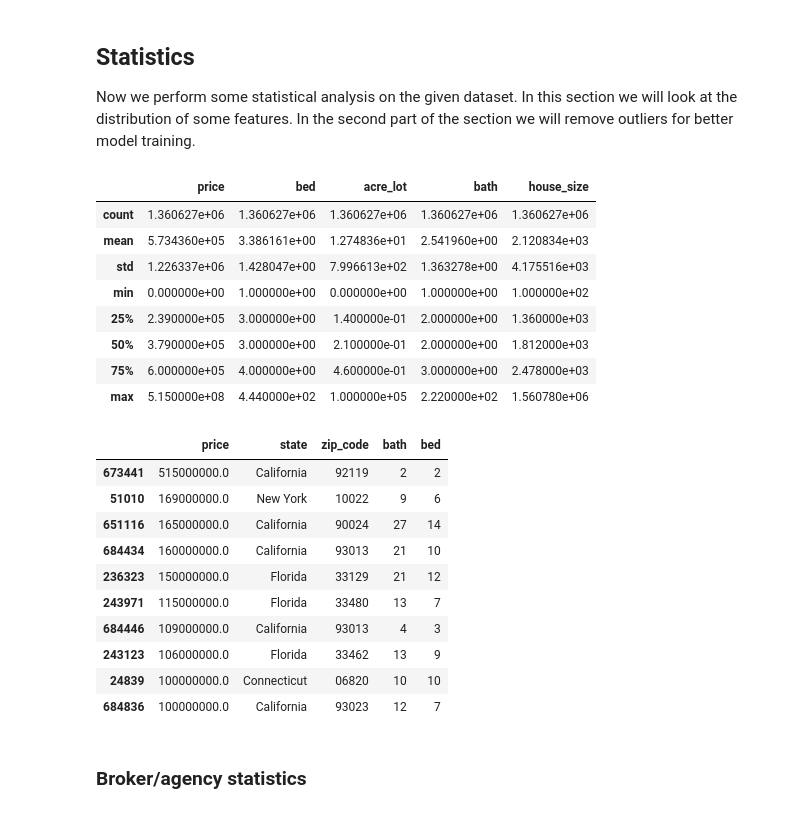
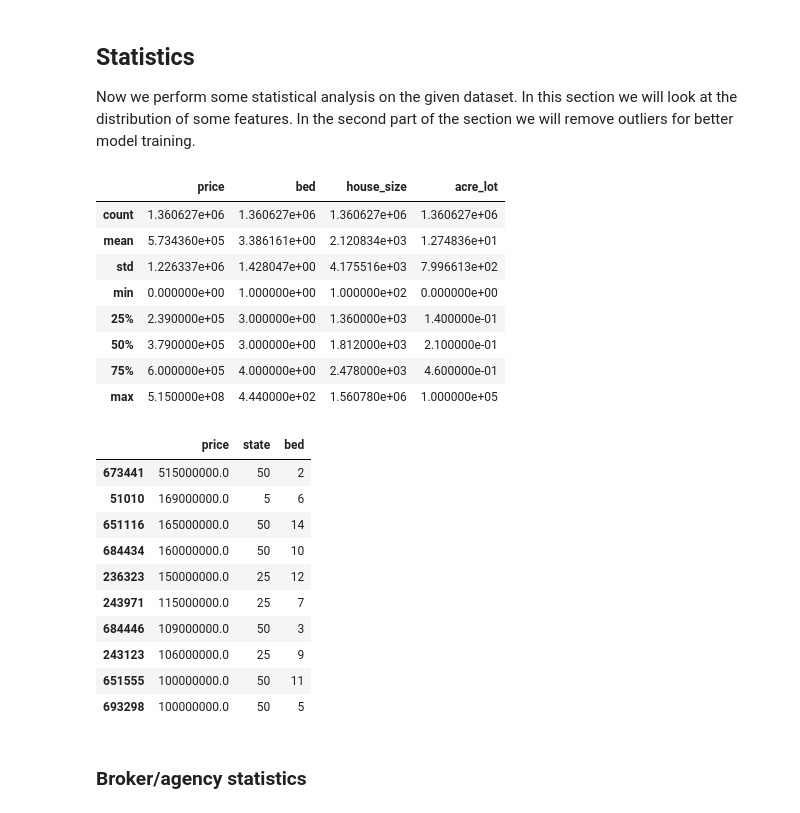
Before and after one commit to hungdojan/nml2024, a Jupyter notebook: main.ipynb, the cells around one changed output. Cells and saved outputs as stored; diff of their text form; code cells hidden in the pictures.

```diff
--- a/main.ipynb
+++ b/main.ipynb
@@ -18,7 +38,7 @@ import pandas as pd
 import numpy as np
 import seaborn as sns
 
-df = pd.read_csv("realtor-data.csv")
+df = pd.read_csv("/content/cn/realtor-data.csv")
 df.head()
 # %% [output]
 |  | brokered_by | status | price | bed | bath | acre_lot | street | city | state | zip_code | ... |
@@ -83,12 +104,11 @@ In this section we will focus on two things:
 # drop rows with missing values
 df = df.dropna(subset=['price', 'state', 'zip_code', 'house_size', 'acre_lot'])
 df = df.loc[(df['bed'].notna()) & (df['bath'].notna())].reset_index(drop=True)
-df = df.drop(['city'], axis=1) # dropped as its tied to the zip code
 
 # fix some data
 df['brokered_by'] = df['brokered_by'].fillna(-1)
 df['street'] = df['street'].fillna(-1)
-df['prev_sold_date'] = df['prev_sold_date'].notna()
+df['prev_sold'] = df['prev_sold_date'].notna()
 df['zip_code'] = df['zip_code'].astype(int).astype(str)
 df['zip_code'] = df['zip_code'].str.pad(5, 'left', '0')
 df
@@ -110,11 +130,17 @@ df
 #### Optimize data types
 # %%
 df['brokered_by'] = df['brokered_by'].astype(int)
-df['status'] = df['status'].astype('category')
+df['for_sale'] = df['status'].astype('category').cat.rename_categories({'sold': 0, 'for_sale': 1})
 df['bed'] = df['bed'].astype(int)
 df['bath'] = df['bath'].astype(int)
 df['street'] = df['street'].astype(int)
 df['state'] = df['state'].astype('category')
+df['city'] = df['city'].astype('category')
+usa_state_mapping = {st:i for i, st in enumerate(df['state'].unique())}
+df['state'] = df['state'].cat.rename_categories(usa_state_mapping)
+usa_city_mapping = {st:i for i, st in enumerate(df['city'].unique())}
+df['city'] = df['city'].cat.rename_categories(usa_city_mapping)
+df = df.drop(['status', 'prev_sold_date'], axis=1)
 df.info()
 # %% [output]
 <class 'pandas.core.frame.DataFrame'>
@@ -138,5 +172,7 @@ memory usage: 86.9+ MB
 # %% [markdown]
 We manage to reduce the size of the dataset from **203.8MB+** to **86.9MB**.
+# %%
+df = df.drop(['city', 'zip_code', 'bath'], axis=1) # dropped as its tied to the zip code
 # %% [markdown]
 ## Statistics
 
@@ -146,32 +182,32 @@ for better model training.
 # %%
 df[list(set(df.columns) - {'brokered_by', 'street'})].describe()
 # %% [output]
-|  | price | bed | acre_lot | bath | house_size |
-| count | 1.360627e+06 | 1.360627e+06 | 1.360627e+06 | 1.360627e+06 | 1.360627e+06 |
-| mean | 5.734360e+05 | 3.386161e+00 | 1.274836e+01 | 2.541960e+00 | 2.120834e+03 |
-| std | 1.226337e+06 | 1.428047e+00 | 7.996613e+02 | 1.363278e+00 | 4.175516e+03 |
-| min | 0.000000e+00 | 1.000000e+00 | 0.000000e+00 | 1.000000e+00 | 1.000000e+02 |
-| 25% | 2.390000e+05 | 3.000000e+00 | 1.400000e-01 | 2.000000e+00 | 1.360000e+03 |
-| 50% | 3.790000e+05 | 3.000000e+00 | 2.100000e-01 | 2.000000e+00 | 1.812000e+03 |
-| 75% | 6.000000e+05 | 4.000000e+00 | 4.600000e-01 | 3.000000e+00 | 2.478000e+03 |
-| max | 5.150000e+08 | 4.440000e+02 | 1.000000e+05 | 2.220000e+02 | 1.560780e+06 |
+|  | price | bed | house_size | acre_lot |
+| count | 1.360627e+06 | 1.360627e+06 | 1.360627e+06 | 1.360627e+06 |
+| mean | 5.734360e+05 | 3.386161e+00 | 2.120834e+03 | 1.274836e+01 |
+| std | 1.226337e+06 | 1.428047e+00 | 4.175516e+03 | 7.996613e+02 |
+| min | 0.000000e+00 | 1.000000e+00 | 1.000000e+02 | 0.000000e+00 |
+| 25% | 2.390000e+05 | 3.000000e+00 | 1.360000e+03 | 1.400000e-01 |
+| 50% | 3.790000e+05 | 3.000000e+00 | 1.812000e+03 | 2.100000e-01 |
+| 75% | 6.000000e+05 | 4.000000e+00 | 2.478000e+03 | 4.600000e-01 |
+| max | 5.150000e+08 | 4.440000e+02 | 1.560780e+06 | 1.000000e+05 |
 # %%
 df_new = df.copy(deep=True)
 # %%
-df_new.sort_values('price', ascending=False).head(10)[['price', 'state', 'zip_code', 'bath', 'bed']]
+df_new.sort_values('price', ascending=False).head(10)[['price', 'state', 'bed']]
 # df_new.sort_values('bath')
 # %% [output]
-|  | price | state | zip_code | bath | bed |
-| 673441 | 515000000.0 | California | 92119 | 2 | 2 |
-| 51010 | 169000000.0 | New York | 10022 | 9 | 6 |
-| 651116 | 165000000.0 | California | 90024 | 27 | 14 |
-| 684434 | 160000000.0 | California | 93013 | 21 | 10 |
-| 236323 | 150000000.0 | Florida | 33129 | 21 | 12 |
-| 243971 | 115000000.0 | Florida | 33480 | 13 | 7 |
-| 684446 | 109000000.0 | California | 93013 | 4 | 3 |
-| 243123 | 106000000.0 | Florida | 33462 | 13 | 9 |
-| 24839 | 100000000.0 | Connecticut | 06820 | 10 | 10 |
-| 684836 | 100000000.0 | California | 93023 | 12 | 7 |
+|  | price | state | bed |
+| 673441 | 515000000.0 | 50 | 2 |
+| 51010 | 169000000.0 | 5 | 6 |
+| 651116 | 165000000.0 | 50 | 14 |
+| 684434 | 160000000.0 | 50 | 10 |
+| 236323 | 150000000.0 | 25 | 12 |
+| 243971 | 115000000.0 | 25 | 7 |
+| 684446 | 109000000.0 | 50 | 3 |
+| 243123 | 106000000.0 | 25 | 9 |
+| 651555 | 100000000.0 | 50 | 11 |
+| 693298 | 100000000.0 | 50 | 5 |
 # %% [markdown]
 ### Broker/agency statistics
 # %%
```
Also changed, not shown: parts of 33 cells of this notebook.
